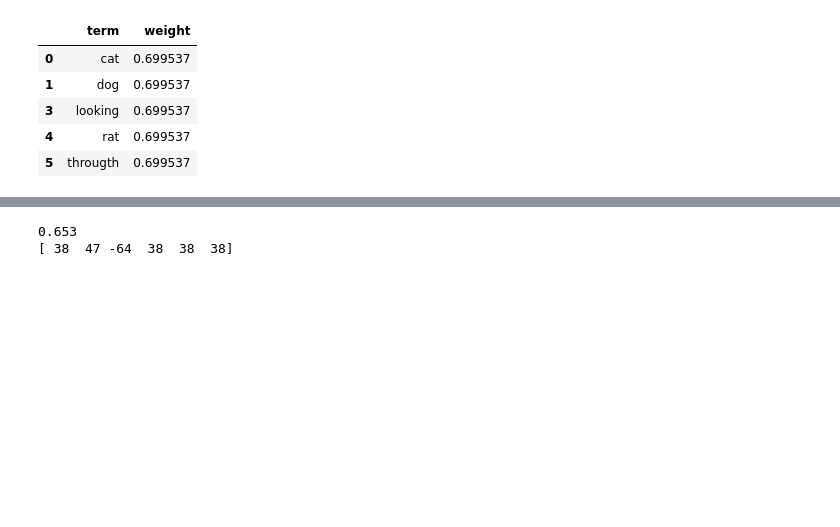
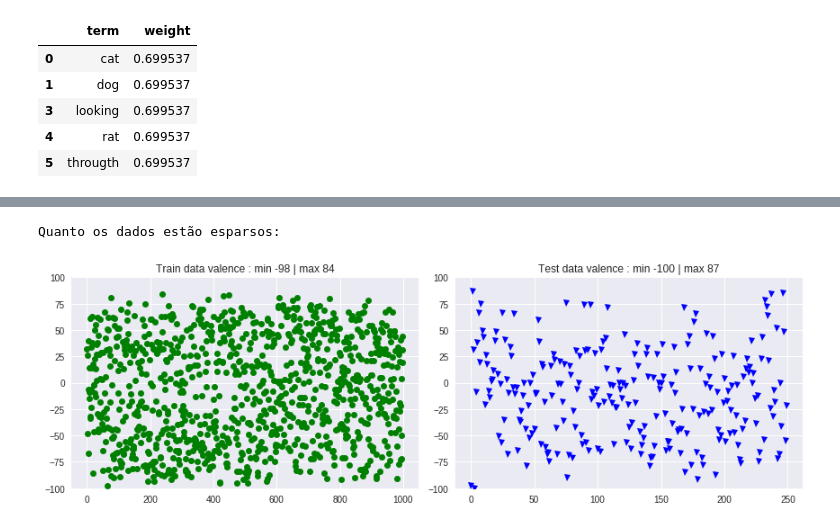
Before and after one commit to edgarbanhesse/ia369y-affective-computing, a Jupyter notebook: T2_Sentiment_Analysis.ipynb, the cells around one changed output, grey strips where cells are left out. Saved outputs shown, nothing was run; the diff lists cells and outputs as text; code cells hidden in the pictures; blank space fills up the shorter version.

```diff
--- a/T2_Sentiment_Analysis.ipynb
+++ b/T2_Sentiment_Analysis.ipynb
@@ -364,34 +380,72 @@ Implementação do Scikit-Learn: CountVectorizer + TfidfTransformer
 # %%
+# Import dos modelos a serem testados
+from sklearn.cross_validation import train_test_split
 from sklearn.naive_bayes import MultinomialNB
-from sklearn.neighbors import KNeighborsClassifier
+from sklearn.svm import LinearSVC
+from sklearn.neighbors import KNeighborsRegressor
+from sklearn.linear_model import LinearRegression, LogisticRegression, Perceptron, Ridge, BayesianRidge
+# Importanto as funções matemáticas para as métricas.
+# Como os modelos são de regressão, precisamos utilizar métodos como o MSE e R2
+from sklearn.metrics import mean_squared_error, r2_score
+from sklearn.model_selection import cross_val_predict
+
 
 def retorna_frases(conjunto):
+    """Retorna o conjunto de dados a serem utilizados no modelos."""
     frases = [conj.phrase for conj in conjunto]
     valencia = [conj.valence for conj in conjunto]
-    return frases, valencia
+    sentimentos = [[conj.anger, conj.disgust, conj.fear, conj.joy, conj.sadness, conj.surprise] for conj in conjunto]
+    return frases, valencia, sentimentos
 
 # Convertendo o conjunto montado acima para apenas as frases
-p_train_frases, p_train_valencia = retorna_frases(train)
-p_test_frases, p_test_valencia = retorna_frases(test)
+train_frases, train_valencia, train_sent = retorna_frases(train)
+test_frases, test_valencia, test_sent = retorna_frases(test)
 
+# Definimos aqui, algumas frases sem label para avaliarmos o modelo
 predict_frases = [
-    'Bad news comes first, good news after.',
-    'I enjoy too much this movie, i love it.',
-    'Hate you, and your brother!',
-    'Great day to walk in the park and play with my dog!',
-    'Don\'t you worry my friend.',
-    'I have bad news for you sir.',
+    'Bad news comes first, good news after',
+    'I enjoy too much this movie, i love it',
+    'Hate you, and your brother',
+    'Great day to walk in the park and play with my dog',
+    'Don\'t you worry my friend',
+    'I have bad news for you sir',
+    'I\'m suffering from an illness',
+    'It hurts so much',
+    'I dislike movies that have people walking in the park',
+    'Excellent job, you are such a great employee',
+    'Mohamed step into the dark mist... and discover marvelous things',
+    'This smartphone sucks big time... what a shit piece of tech',
 ]
 
-vectorizer = TfidfVectorizer(stop_words='english', ngram_range=(1, 5))
-train_transformed_weights = vectorizer.fit_transform(p_train_frases)
-test_transformed_weights = vectorizer.transform(p_test_frases)
-validate_transformed_weights = vectorizer.transform(predict_frases)
+# Conjunto completo de frases e seus valores
+datasets = np.array(train_frases + test_frases)
+values = np.array(train_valencia + test_valencia)
 
-modelo = MultinomialNB()
-modelo.fit(train_transformed_weights, p_train_valencia)
-print(modelo.score(train_transformed_weights, p_train_valencia))
-print(modelo.predict(validate_transformed_weights))
+# Criando o TF-IDF
+vectorizer = TfidfVectorizer(stop_words='english', ngram_range=(1, 3))
+transformed_weights = vectorizer.fit_transform(datasets)
+
+X_train, X_test, y_train, y_test  = train_test_split(
+        transformed_weights,
+        values,
+        train_size=0.92,
+        random_state=1179)
+
+# Recuperando os pesos para cada um dos itens a serem avaliados
+validate_transformed_weights = vectorizer.transform(predict_frases).toarray()
+
+print('Quanto os dados estão esparsos:')
+plt.figure(figsize=(12, 4))
+plt.subplot(121)
+plt.title(f'Train data valence : min {np.min(train_valencia)} | max {np.max(train_valencia)}')
+plt.plot(np.array(range(0, len(train_valencia))), train_valencia, 'go')
+plt.ylim([-100, 100])
+plt.subplot(122)
+plt.title(f'Test data valence : min {np.min(test_valencia)} | max {np.max(test_valencia)}')
+plt.plot(np.array(range(0, len(test_valencia))), test_valencia, 'bv')
+plt.ylim([-100, 100])
+plt.tight_layout()
+plt.show()
 # %% [output]
-0.653
-[ 38  47 -64  38  38  38]
+Quanto os dados estão esparsos:
+[figure, added]
```
Also changed, not shown: parts of 26 cells of this notebook.
